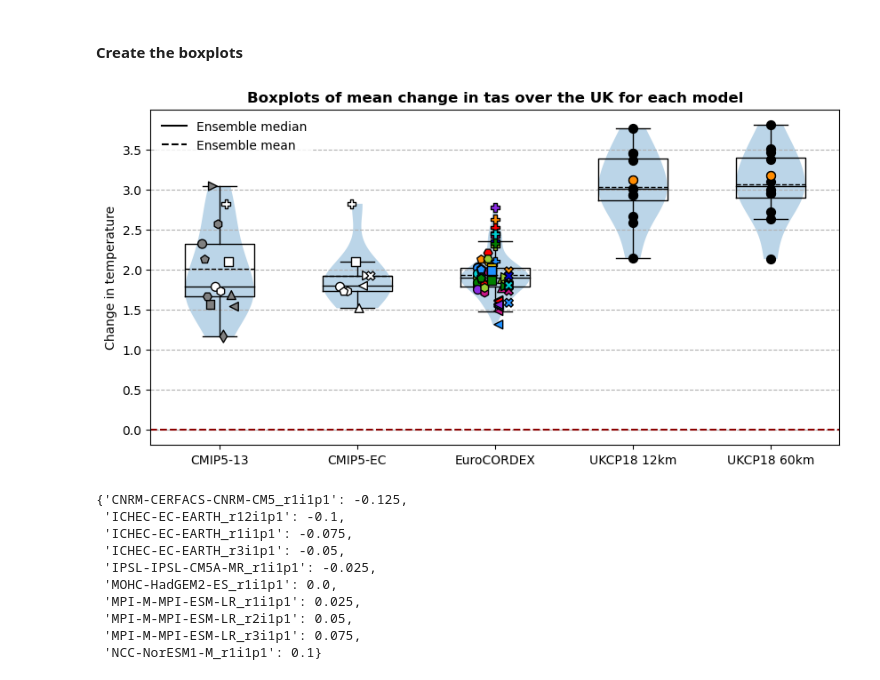
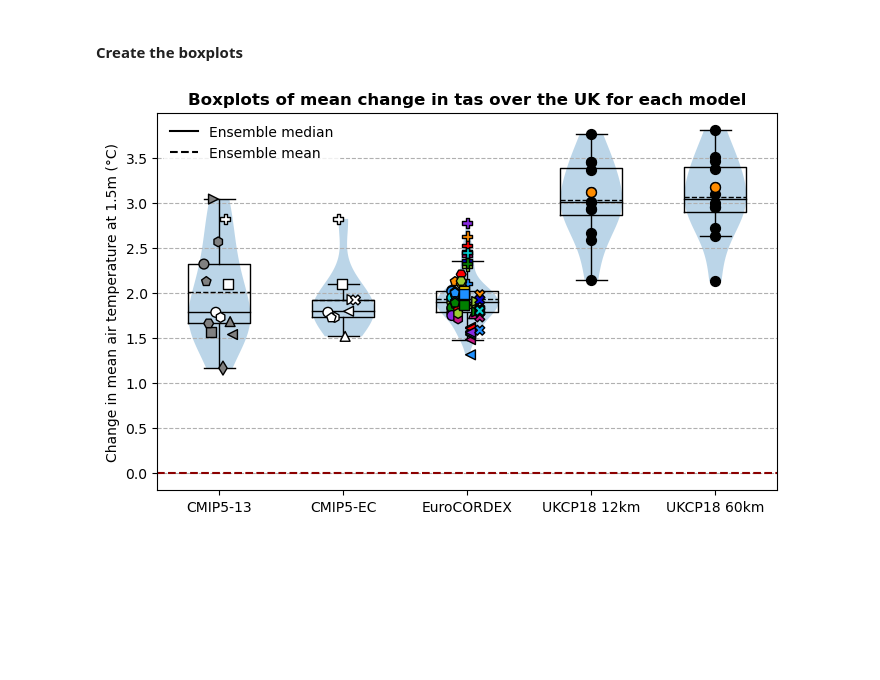
Before and after one commit to clairbarnes/plot-explorer-binder, a Jupyter notebook: boxplots.ipynb, the cells around one changed output. Saved outputs shown, nothing was run; the diff lists cells and outputs as text; code cells hidden in the pictures; blank space fills up the shorter version.

Commit message:
Dictionary of labels & colourmaps added, boxplots notebook updated

```diff
--- a/boxplots.ipynb
+++ b/boxplots.ipynb
@@ -28,32 +31,7 @@ means = {k : da.sel(run = da.ensemble == k).squeeze().values for k in ens_list i
 # %%
 ## CREATE THE FIGURE
 
-fig, ax = plt.subplots(figsize = (10,5), dpi= 100, facecolor='w', edgecolor='k')
-
-
-# add a title
-if da.period in ["19890101-20081231", "19801201-20101130"]:
-    ax.set_title("Boxplots of mean "+da.name+" over the UK for each model", fontweight = "bold")
-else:
-    ax.set_title("Boxplots of mean change in "+da.name+" over the UK for each model", fontweight = "bold")
-
-
-# add y-axis label
-if da.period in ["19890101-20081231", "19801201-20101130"]:
-    ax.set_ylabel("Temperature")
-else:
-    ax.set_ylabel("Change in temperature")
-
-
-# create legend for boxplots
-bplot_handles = [matplotlib.lines.Line2D([], [], color = c, linestyle = s) for c, s in zip(["black", "black", "darkred"], ["-", "--", "--"])]
-bplot_labels = ["Ensemble median", "Ensemble mean", "Observed"]
-
-# contents of legend depends on whether we're looking at the evaluation period or not
-if da.period in ["19890101-20081231"]:
-    ax.legend(handles = bplot_handles, labels = bplot_labels, edgecolor = "white", loc = "best")
-else:
-    ax.legend(handles = bplot_handles[:2], labels = bplot_labels[:2], edgecolor = "white", loc = "best")
+fig, ax = plt.subplots(figsize = (8,5), dpi= 100, facecolor='w', edgecolor='k')
 
 #~~~~~~~~~~~~~~~~~~~~~~~~~~~~~~~~~~~~~~~~~~~~~~~~~~~~~~~~~~~
 ## BOXPLOTS AND VIOLINPLOTS
@@ -75,45 +53,55 @@ ax.grid(axis = "y", ls = "--")
 
 # CMIP and CORDEX runs (colour denotes RCM, marker denotes GCM)
 for ens_name in ["CMIP5-13", "CMIP5-EC", "EuroCORDEX", "ERA-EuroCORDEX"]:
     if ens_name in means.keys():
 
         # add jitter to each GCM to make easier to see
         runs = da.sel(run = da.ensemble == ens_name).run.str.replace("p1_.+", "p1").values
         nr = len(set(runs))
         j = 0.25 / nr     # width of offset - set to 0 to remove jitter
         jitter = {k : round(j * (x - nr/2), 5) for k, x in zip(sorted(set(runs)), range(nr))}
 
         # identify column & points
         i = list(means.keys()).index(ens_name) + 1
         py = means[ens_name]
 
         # draw points
         mscatter([i + jitter[r] for r in runs], py, m = run_markers(da.sel(run = da.ensemble == ens_name)), c = run_colours(da.sel(run = da.ensemble == ens_name)),
                  edgecolor = "k", s = 50, zorder = 5, ax = ax)
 
 # UKCP18 runs (all same symbol, unperturbed run is highlighted)
 for ens_name in ["UKCP18 12km", "UKCP18 60km"]:
     if ens_name in means.keys():
         i = list(means.keys()).index(ens_name) + 1
         px = means[ens_name]
 
         ax.scatter(np.repeat(i, len(px)), px, color = "black", marker = "o", edgecolor = "k", zorder = 5, s = 50)
         ax.scatter(i, da.sel(run = da.ensemble == ens_name).sel(run = "01"), color = "darkorange", marker = "o", edgecolor = "k", zorder = 5, s = 50)
 
 #~~~~~~~~~~~~~~~~~~~~~~~~~~~~~~~~~~~~~~~~~~~~~~~~~~~~~~~~~~~
-## ADD MODEL LEGEND
+## TITLES, AXIS LABELS, LEGEND
+
+# add a title
+if da.period in ["19890101-20081231", "19801201-20101130"]:
+    ax.set_title("Boxplots of mean "+da.name+" over the UK for each model", fontweight = "bold")
+else:
+    ax.set_title("Boxplots of mean change in "+da.name+" over the UK for each model", fontweight = "bold")
+
+
+# add y-axis label
+if da.period in ["19890101-20081231", "19801201-20101130"]:
+    ax.set_ylabel(var_cv[da.name]["plot_label"])
+else:
+    ax.set_ylabel("Change in "+lc(var_cv[da.name]["plot_label"]))
+
+# create legend for boxplots
+bplot_handles = [matplotlib.lines.Line2D([], [], color = c, linestyle = s) for c, s in zip(["black", "black", "darkred"], ["-", "--", "--"])]
+bplot_labels = ["Ensemble median", "Ensemble mean", "Observed"]
+
+# contents of legend depends on whether we're looking at the evaluation period or not
+if da.period in ["19890101-20081231"]:
+    ax.legend(handles = bplot_handles, labels = bplot_labels, edgecolor = "white", loc = "best")
+else:
+    ax.legend(handles = bplot_handles[:2], labels = bplot_labels[:2], edgecolor = "white", loc = "best")
 # %% [output]
-[figure, old version]
+[figure, new version]
-# %%
-jitter
-# %% [output]
-{'CNRM-CERFACS-CNRM-CM5_r1i1p1': -0.125,
- 'ICHEC-EC-EARTH_r12i1p1': -0.1,
- 'ICHEC-EC-EARTH_r1i1p1': -0.075,
- 'ICHEC-EC-EARTH_r3i1p1': -0.05,
- 'IPSL-IPSL-CM5A-MR_r1i1p1': -0.025,
- 'MOHC-HadGEM2-ES_r1i1p1': 0.0,
- 'MPI-M-MPI-ESM-LR_r1i1p1': 0.025,
- 'MPI-M-MPI-ESM-LR_r2i1p1': 0.05,
- 'MPI-M-MPI-ESM-LR_r3i1p1': 0.075,
- 'NCC-NorESM1-M_r1i1p1': 0.1}
```
Also changed, not shown: parts of 4 cells of this notebook, 1 other file.
